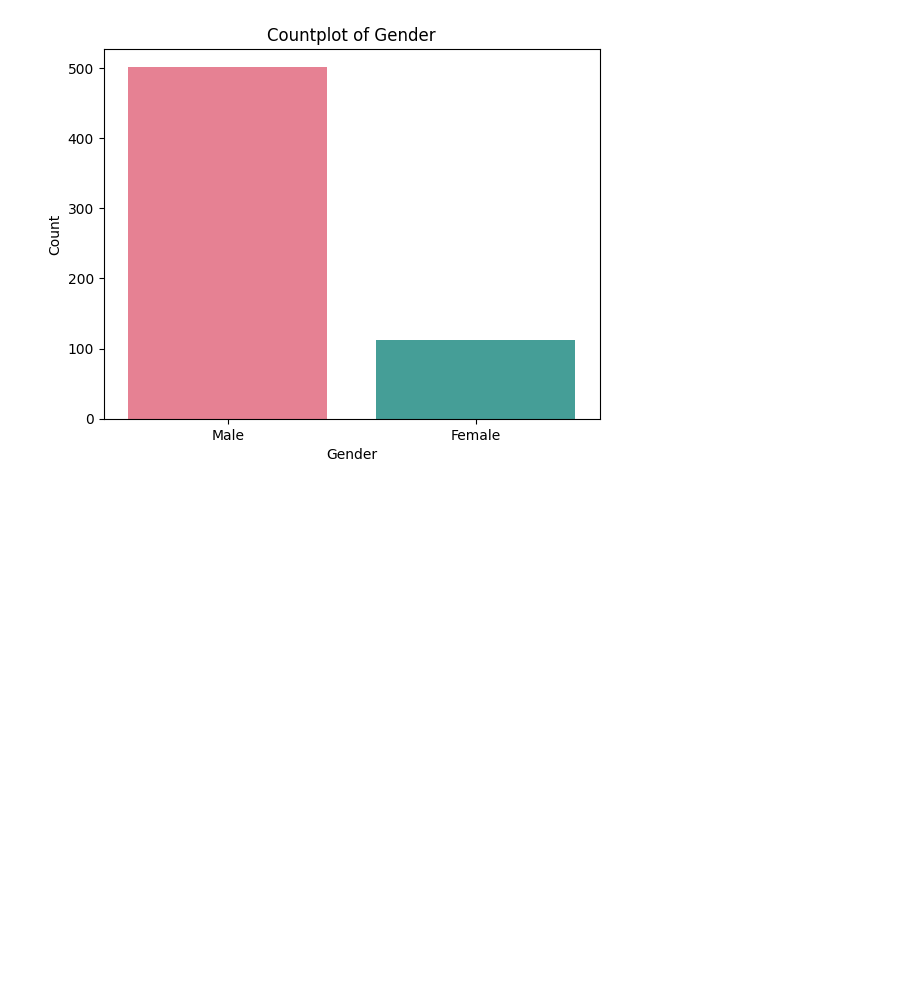
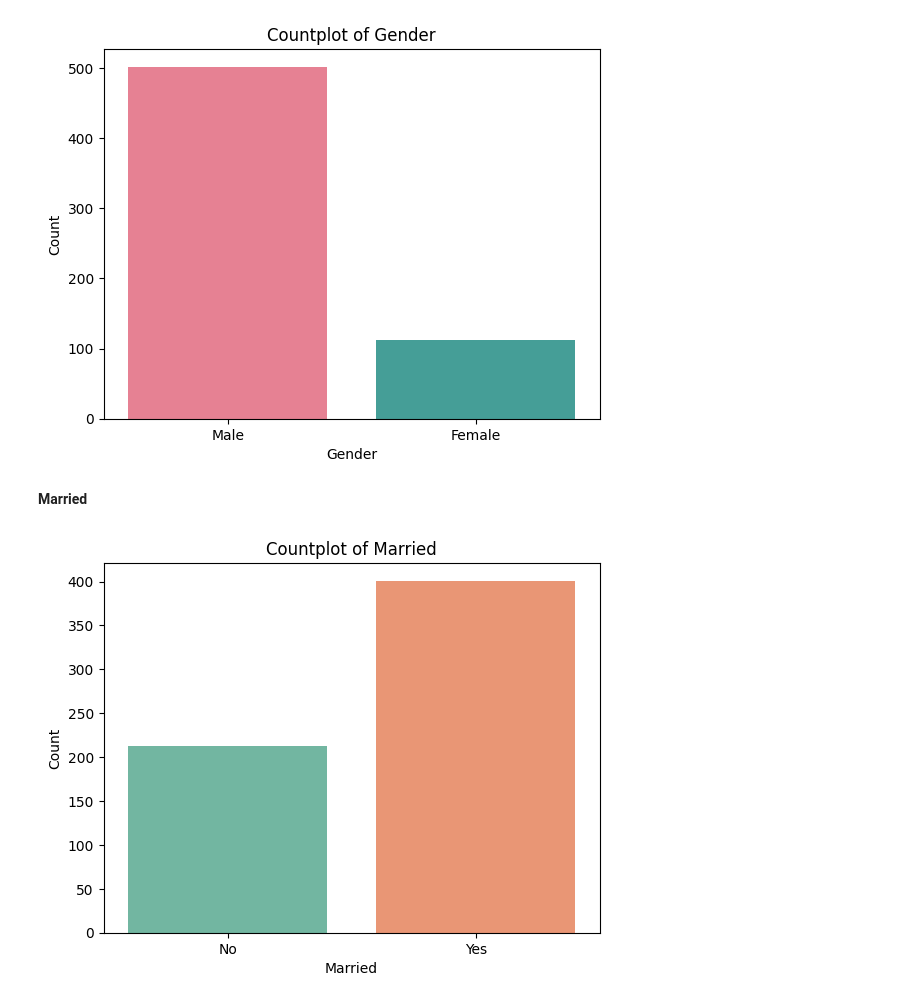
Before and after one commit to Saisha0512/Loan_Prediction_Model, a Jupyter notebook: Loan_Prediction_Model.ipynb, the cells around one changed output. Cells and saved outputs as stored; diff of their text form; code cells hidden in the pictures; blank space fills up the shorter version.

```diff
--- a/Loan_Prediction_Model.ipynb
+++ b/Loan_Prediction_Model.ipynb
@@ -194,3 +196,14 @@ plt.ylabel('Count')
 plt.show()
 # %% [output]
 [figure]
+# %% [markdown]
+**Married**
+# %%
+# Countplot to count the no. of applicants married :
+sns.countplot(x = df['Married'], data = df, palette = 'Set2')
+plt.title('Countplot of Married')
+plt.xlabel('Married')
+plt.ylabel('Count')
+plt.show()
+# %% [output]
+[figure, added]
```
Also changed, not shown: parts of 28 cells of this notebook.
